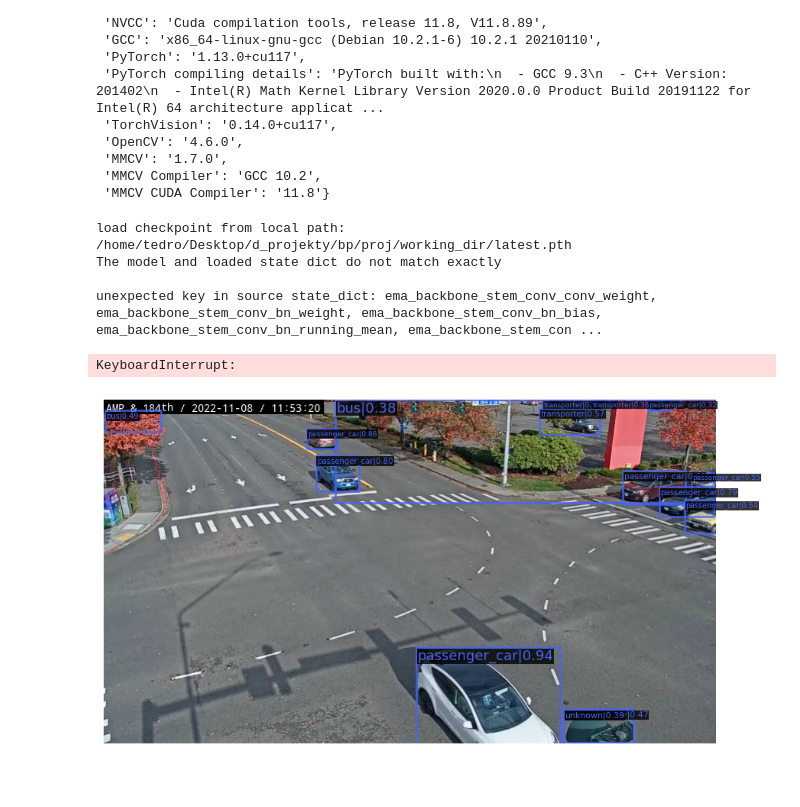
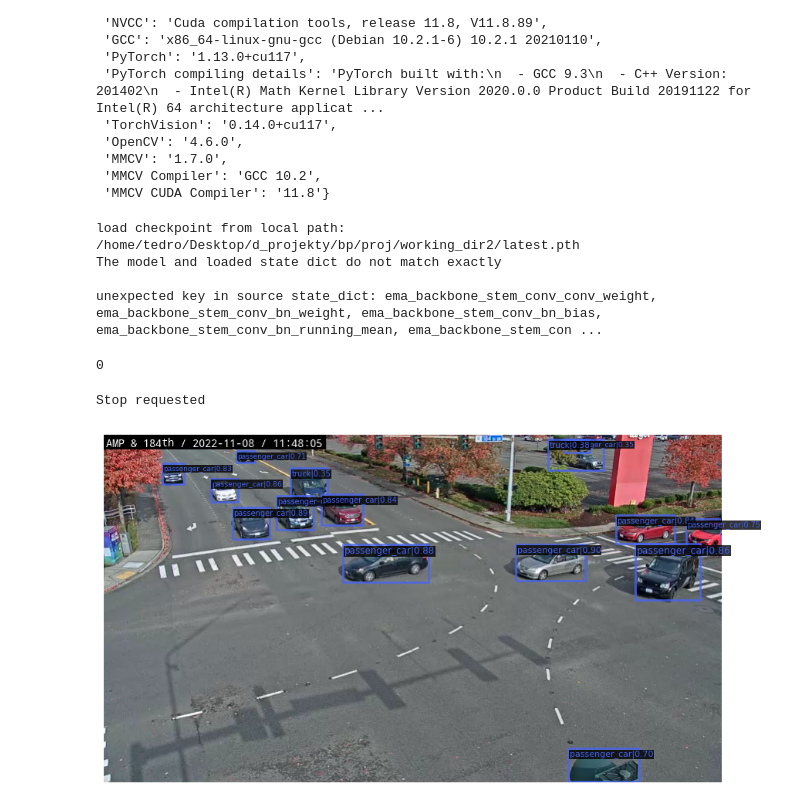
Before and after one commit to sktedro/vehicle_detection_for_embedded_platforms, a Jupyter notebook: annotate.ipynb, the cells around one changed output. Saved outputs shown, nothing was run; the diff lists cells and outputs as text; code cells hidden in the pictures; blank space fills up the shorter version.

```diff
--- a/annotate.ipynb
+++ b/annotate.ipynb
@@ -25,27 +25,34 @@ mmcv.collect_env()
 # %%
 model = init_detector(paths.model_config_filepath, paths.last_checkpoint_filepath, device='cuda:0')
 model.CLASSES = common.classes
 
-video = mmcv.VideoReader('day_hq.mp4')
+input = "day_hq.mp4"
+output = "day_hq_e4_restart.mp4"
+
+video = mmcv.VideoReader(input)
 
 frames_dir = os.path.join(paths.working_dirpath, "tmp")
 if not os.path.exists(frames_dir):
     os.mkdir(frames_dir)
 
 counter = 0
-for frame in video:
-    print(counter, end="\r")
+try:
+    for frame in video:
+        print(counter, end="\r")
 
-    result = inference_detector(model, frame)
-    out_filepath = os.path.join(frames_dir, str(counter).zfill(6) + ".jpg")
+        result = inference_detector(model, frame)
+        out_filepath = os.path.join(frames_dir, str(counter).zfill(6) + ".jpg")
 
-    model.show_result(frame, result, out_file=out_filepath)
+        model.show_result(frame, result, out_file=out_filepath)
 
-    counter += 1
+        counter += 1
+except KeyboardInterrupt:
+    print("Stop requested")
 # %% [output]
-load checkpoint from local path: /home/tedro/Desktop/d_projekty/bp/proj/working_dir/latest.pth
+load checkpoint from local path: /home/tedro/Desktop/d_projekty/bp/proj/working_dir2/latest.pth
 The model and loaded state dict do not match exactly
 
 unexpected key in source state_dict: ema_backbone_stem_conv_conv_weight, ema_backbone_stem_conv_bn_weight, ema_backbone_stem_conv_bn_bias, ema_backbone_stem_conv_bn_running_mean, ema_backbone_stem_con ...
-KeyboardInterrupt:
+0
+Stop requested
-[figure, old version]
+[figure, new version]
```
Also changed, not shown: parts of 2 cells of this notebook, 13 other files.
